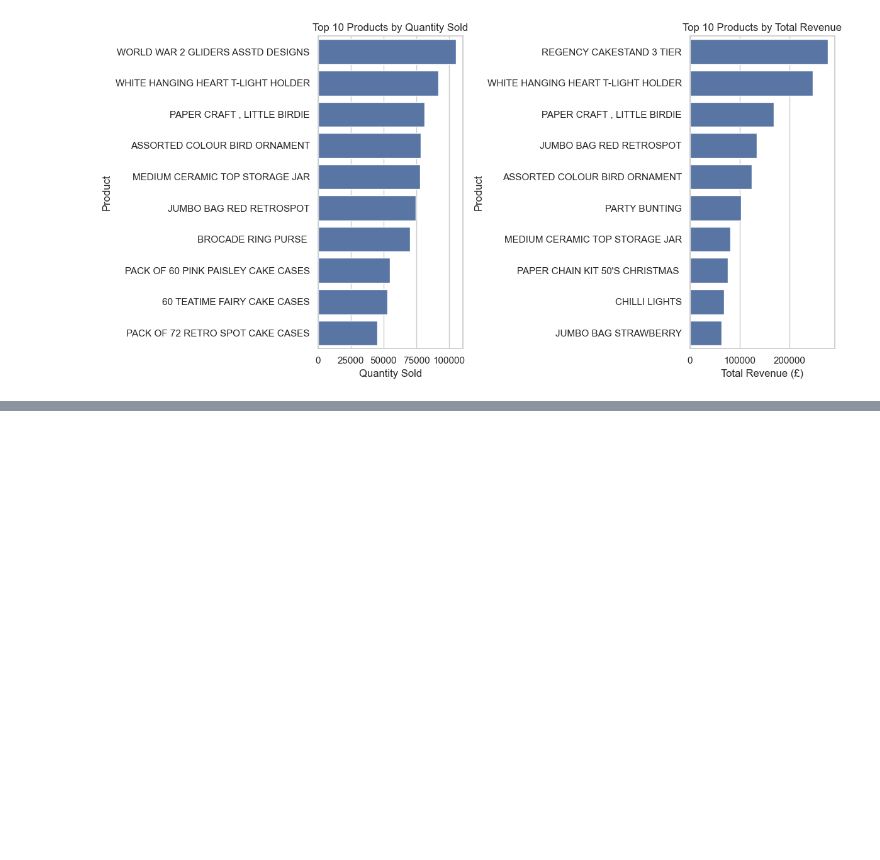
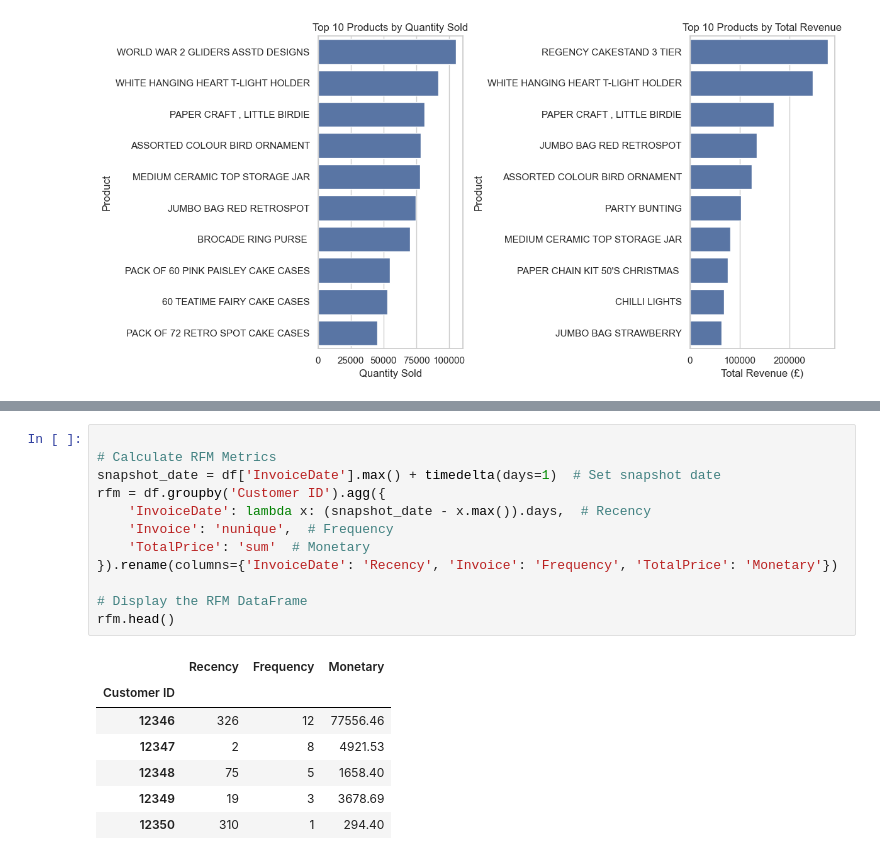
Before and after one commit to lihiniapsara/Python_Final_CW, a Jupyter notebook: UK-Based E-Commerce Retailer.ipynb, the cells around one changed output, grey strips where cells are left out. Drawn from its saved outputs; the diff is of its cells as text; blank space fills up the shorter version.

```diff
--- a/UK-Based E-Commerce Retailer.ipynb
+++ b/UK-Based E-Commerce Retailer.ipynb
@@ -371,0 +385,20 @@ Top 10 Products by Quantity Sold:
+# %%
+
+# Calculate RFM Metrics
+snapshot_date = df['InvoiceDate'].max() + timedelta(days=1)  # Set snapshot date
+rfm = df.groupby('Customer ID').agg({
+    'InvoiceDate': lambda x: (snapshot_date - x.max()).days,  # Recency
+    'Invoice': 'nunique',  # Frequency
+    'TotalPrice': 'sum'  # Monetary
+}).rename(columns={'InvoiceDate': 'Recency', 'Invoice': 'Frequency', 'TotalPrice': 'Monetary'})
+
+# Display the RFM DataFrame
+rfm.head()
+# %% [output]
+|  | Recency | Frequency | Monetary |
+| Customer ID |  |  |  |
+| 12346 | 326 | 12 | 77556.46 |
+| 12347 | 2 | 8 | 4921.53 |
+| 12348 | 75 | 5 | 1658.40 |
+| 12349 | 19 | 3 | 3678.69 |
+| 12350 | 310 | 1 | 294.40 |
```
Also changed, not shown: parts of 8 cells of this notebook.
